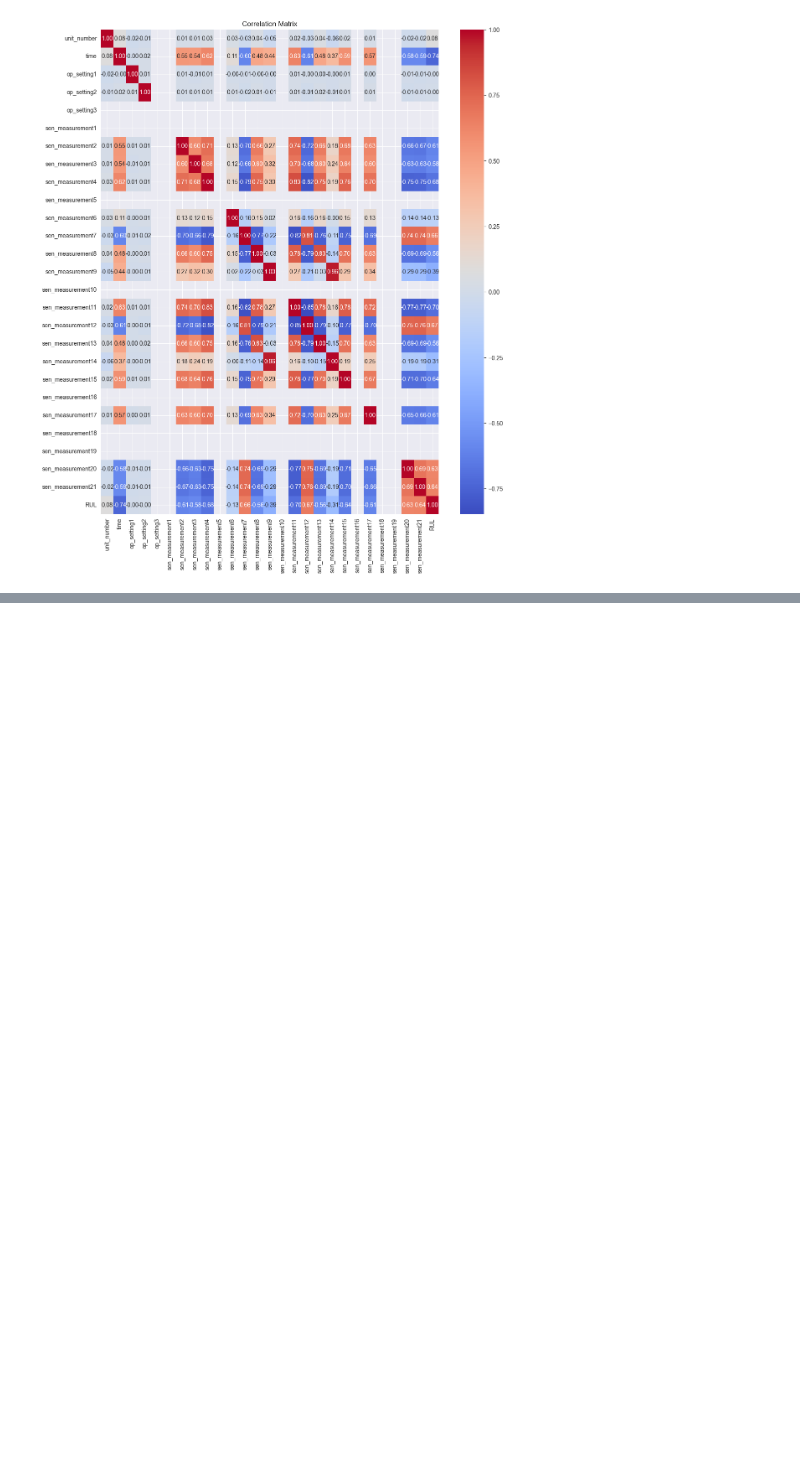
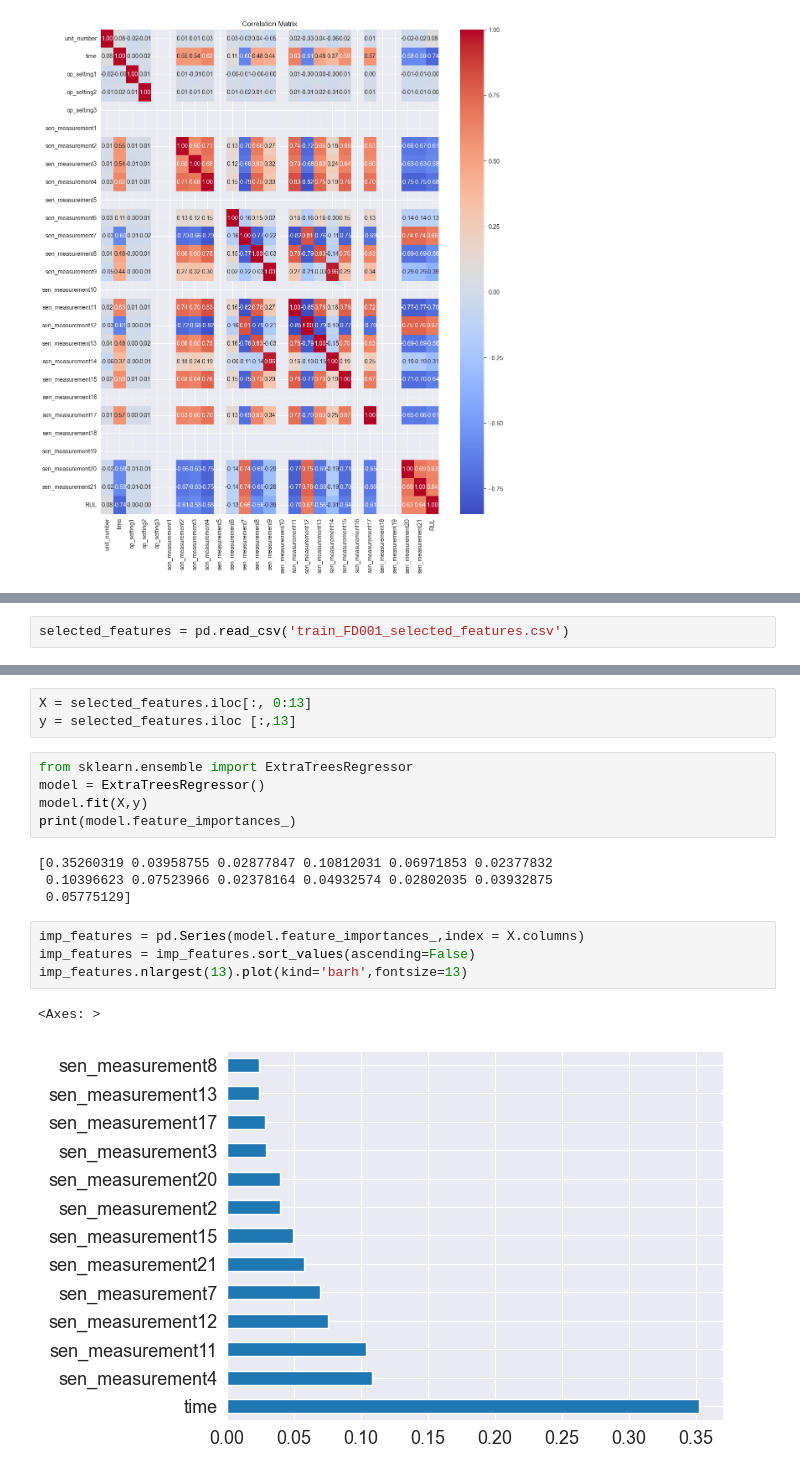
Before and after one commit to DeTa47/Turbofan-lifecycle-prediction, a Jupyter notebook: turbofan_data_eda.ipynb, the cells around one changed output, grey strips where cells are left out. Drawn from its saved outputs; the diff is of its cells as text; blank space fills up the shorter version.

```diff
--- a/turbofan_data_eda.ipynb
+++ b/turbofan_data_eda.ipynb
@@ -86,0 +114,2 @@ plt.show()
+# %%
+selected_features = pd.read_csv('train_FD001_selected_features.csv')
@@ -86,0 +125,19 @@ plt.show()
+# %%
+X = selected_features.iloc[:, 0:13]
+y = selected_features.iloc [:,13]
+# %%
+from sklearn.ensemble import ExtraTreesRegressor
+model = ExtraTreesRegressor()
+model.fit(X,y)
+print(model.feature_importances_)
+# %% [output]
+[0.35260319 0.03958755 0.02877847 0.10812031 0.06971853 0.02377832
+ 0.10396623 0.07523966 0.02378164 0.04932574 0.02802035 0.03932875
+ 0.05775129]
+# %%
+imp_features = pd.Series(model.feature_importances_,index = X.columns)
+imp_features = imp_features.sort_values(ascending=False)
+imp_features.nlargest(13).plot(kind='barh',fontsize=13)
+# %% [output]
+<Axes: >
+[figure, added]
```
Also changed, not shown: parts of 17 cells of this notebook, 1 other file.
